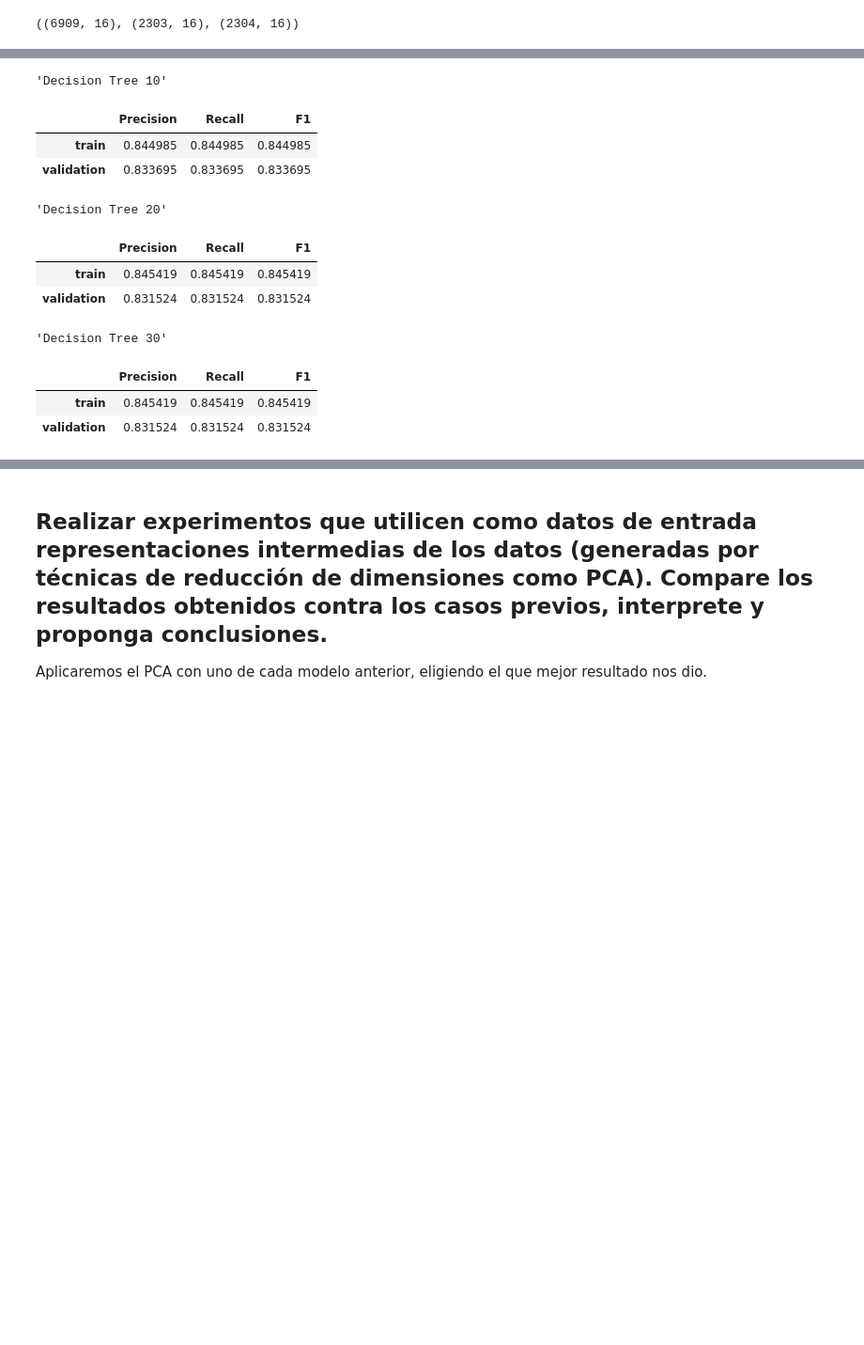
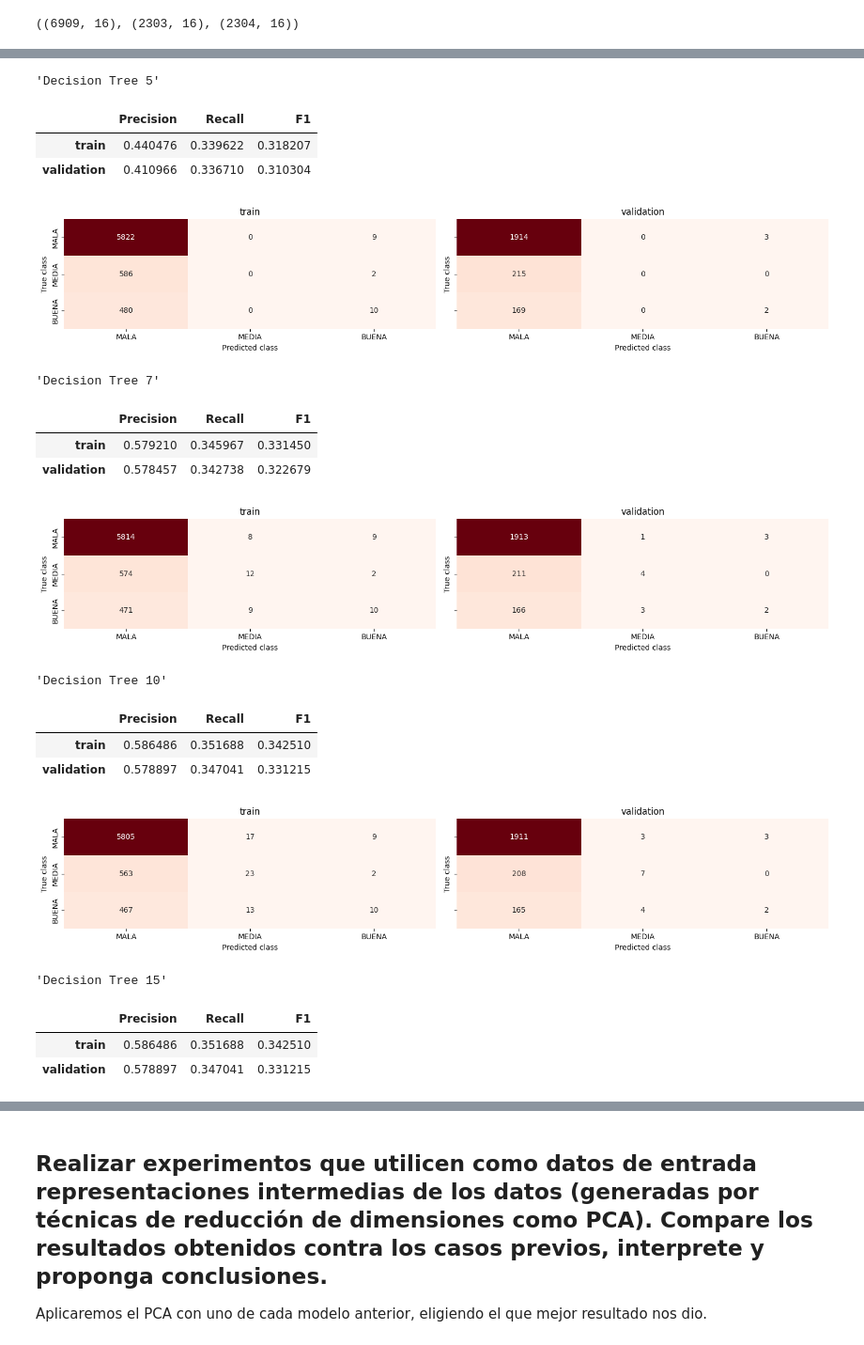
Before and after one commit to DiegoBressan/ml-grupo5, a Jupyter notebook: tp2_experimentation.ipynb, the cells around one changed output, grey strips where cells are left out. Shown at 94% size. Drawn from its saved outputs; the diff is of its cells as text; code cells hidden in the pictures; blank space fills up the shorter version.

```diff
--- a/tp2_experimentation.ipynb
+++ b/tp2_experimentation.ipynb
@@ -238,8 +254,11 @@ evaluar_Modelo(Modelo_KNN, Titulo='kNN')
 # %%
 # Decision Tree
-Modelo_Decision_Tree = Pipeline([('mapper', mapper), ('classifier', DecisionTreeClassifier(random_state=42))])
+tree = DecisionTreeClassifier(random_state=42)
+Modelo_Decision_Tree = Pipeline([('mapper', mapper), ('classifier', tree)])
 Modelo_Decision_Tree.fit(train, train.Good_Sale)
 evaluar_Modelo(Modelo_Decision_Tree, Titulo='Decision Tree')
+print('Cantidad de nodos:', tree.tree_.node_count)
+print('Profundidad máxima:', tree.tree_.max_depth)
 # %% [output]
 'Decision Tree'
 |  | Precision | Recall | F1 |
@@ -350,31 +370,44 @@ En el caso de weights = distance y p = 2, se observa lo mismo, solo que el aumen
 # %%
+# Decision Tree 5
+Modelo_Decision_Tree_5 = Pipeline([('mapper', mapper),
+                                   ('classifier', DecisionTreeClassifier(max_depth = 5, min_samples_split=10, min_samples_leaf=10))])
+Modelo_Decision_Tree_5.fit(train, train.Good_Sale)
+evaluar_Modelo(Modelo_Decision_Tree_5, Titulo='Decision Tree 5')
+
+# Decision Tree 7
+Modelo_Decision_Tree_7 = Pipeline([('mapper', mapper),
+                                    ('classifier', DecisionTreeClassifier(max_depth = 7, min_samples_split=10, min_samples_leaf=10))])
+Modelo_Decision_Tree_7.fit(train, train.Good_Sale)
+evaluar_Modelo(Modelo_Decision_Tree_7, Titulo='Decision Tree 7')
+
 # Decision Tree 10
 Modelo_Decision_Tree_10 = Pipeline([('mapper', mapper),
-                                   ('classifier', DecisionTreeClassifier(max_depth = 10, min_samples_split=10, min_samples_leaf=10))])
+                                    ('classifier', DecisionTreeClassifier(max_depth = 10, min_samples_split=10, min_samples_leaf=10))])
 Modelo_Decision_Tree_10.fit(train, train.Good_Sale)
 evaluar_Modelo(Modelo_Decision_Tree_10, Titulo='Decision Tree 10')
 
-# Decision Tree 20
-Modelo_Decision_Tree_20 = Pipeline([('mapper', mapper),
-                                    ('classifier', DecisionTreeClassifier(max_depth = 20, min_samples_split=10, min_samples_leaf=10))])
-Modelo_Decision_Tree_20.fit(train, train.Good_Sale)
-evaluar_Modelo(Modelo_Decision_Tree_20, Titulo='Decision Tree 20')
-
-# Decision Tree 30
-Modelo_Decision_Tree_30 = Pipeline([('mapper', mapper),
-                                    ('classifier', DecisionTreeClassifier(max_depth = 30, min_samples_split=10, min_samples_leaf=10))])
-Modelo_Decision_Tree_30.fit(train, train.Good_Sale)
-evaluar_Modelo(Modelo_Decision_Tree_30, Titulo='Decision Tree 30')
+# Decision Tree 15
+Modelo_Decision_Tree_15 = Pipeline([('mapper', mapper),
+                                    ('classifier', DecisionTreeClassifier(max_depth = 15, min_samples_split=10, min_samples_leaf=10))])
+Modelo_Decision_Tree_15.fit(train, train.Good_Sale)
+evaluar_Modelo(Modelo_Decision_Tree_15, Titulo='Decision Tree 15')
 # %% [output]
-'Decision Tree 10'
+'Decision Tree 5'
 |  | Precision | Recall | F1 |
-| train | 0.844985 | 0.844985 | 0.844985 |
-| validation | 0.833695 | 0.833695 | 0.833695 |
+| train | 0.440476 | 0.339622 | 0.318207 |
+| validation | 0.410966 | 0.336710 | 0.310304 |
+[figure, added]
-'Decision Tree 20'
+'Decision Tree 7'
 |  | Precision | Recall | F1 |
-| train | 0.845419 | 0.845419 | 0.845419 |
-| validation | 0.831524 | 0.831524 | 0.831524 |
+| train | 0.579210 | 0.345967 | 0.331450 |
+| validation | 0.578457 | 0.342738 | 0.322679 |
+[figure, added]
-'Decision Tree 30'
+'Decision Tree 10'
 |  | Precision | Recall | F1 |
-| train | 0.845419 | 0.845419 | 0.845419 |
-| validation | 0.831524 | 0.831524 | 0.831524 |
+| train | 0.586486 | 0.351688 | 0.342510 |
+| validation | 0.578897 | 0.347041 | 0.331215 |
+[figure, added]
+'Decision Tree 15'
+|  | Precision | Recall | F1 |
+| train | 0.586486 | 0.351688 | 0.342510 |
+| validation | 0.578897 | 0.347041 | 0.331215 |
```
Also changed, not shown: parts of 31 cells of this notebook.
